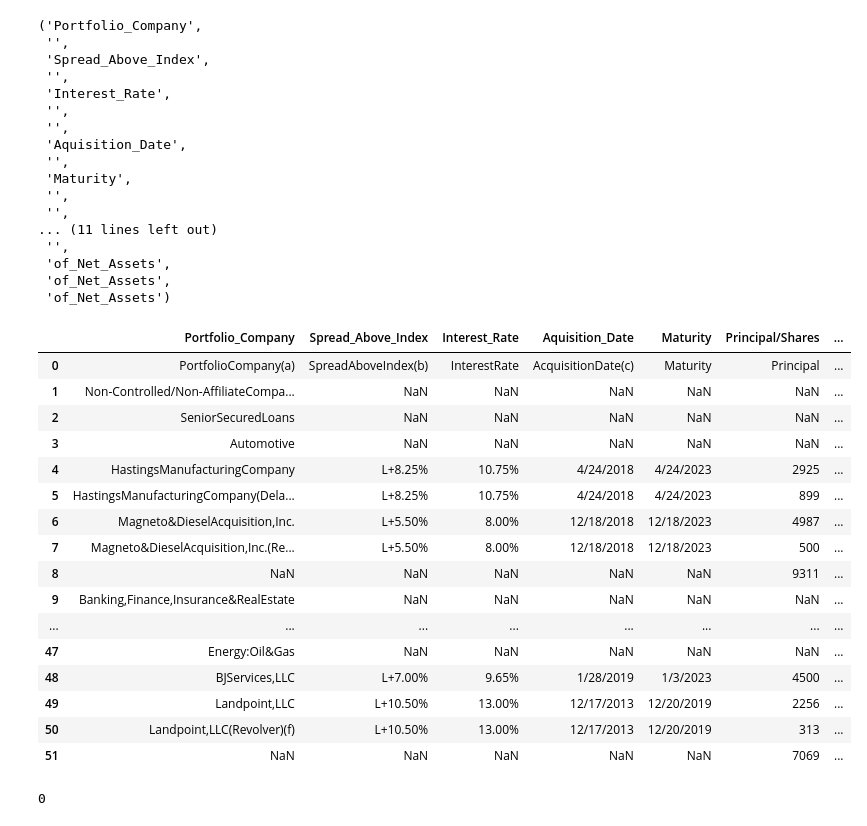
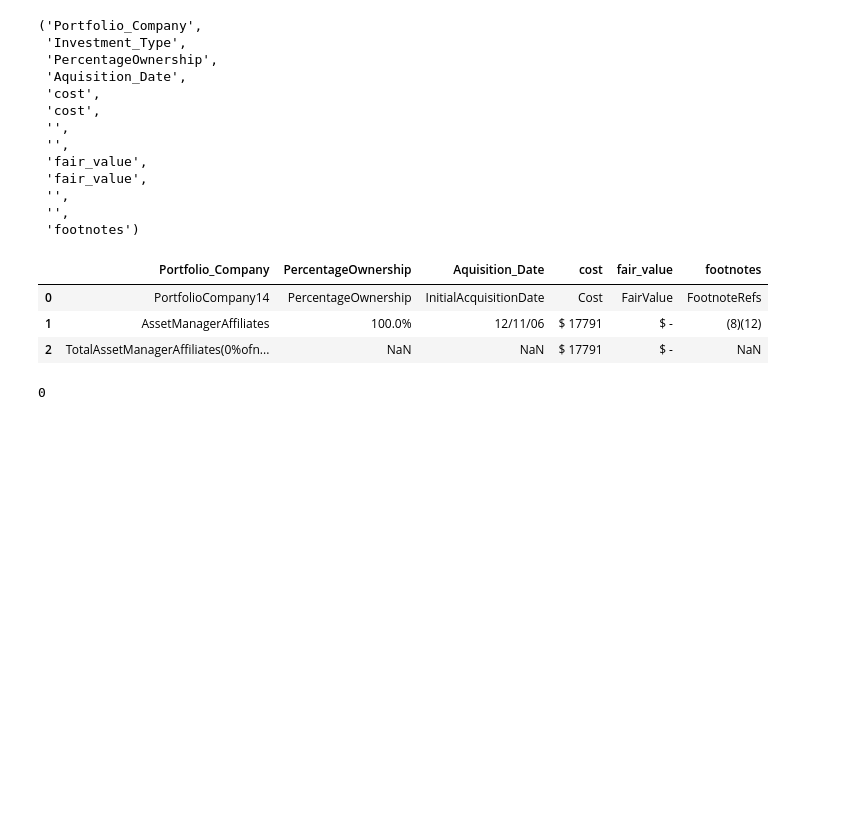
Before and after one commit to Coffee-Code-Philly-Accelerator/sec_filings, a Jupyter notebook: 1512931/debugging.ipynb, the cells around one changed output. Cells and saved outputs as stored; diff of their text form; code cells hidden in the pictures; blank space fills up the shorter version.

```diff
--- a/1512931/debugging.ipynb
+++ b/1512931/debugging.ipynb
@@ -107,7 +107,9 @@ def exceptions()->tuple:
        '2022-12-31\Schedule_of_Investments_1.csv',
        '2023-03-31\Schedule_of_Investments_1.csv',
        '2023-06-30\Schedule_of_Investments_1.csv',
-       '2023-09-30\Schedule_of_Investments_1.csv'
+       '2023-09-30\Schedule_of_Investments_1.csv',
+       '2021-12-31\\Schedule_of_Investments_5.csv',
+       '2021-12-31\\Schedule_of_Investments_6.csv'
     )
 
 def except_rows()->tuple:
@@ -125,7 +127,7 @@ def get_standard_name(col, choices, score_cutoff=60):
     return col
 
 def stopping_criterion(qtr:str)->str:
-    return '{}'.format(r'Total\s*Investments')
+    return '{}|{}'.format(r'Total\s*Investments',r'Total\s*Non-Controlled\s*Affiliate\s*Company\s*Investments')
 
 
 def concat(*dfs)->list:
@@ -244,7 +246,7 @@ def _clean(
     df = df[~df.apply(lambda row:row.astype(str).str.contains(except_rows,case=False, na=False).any(),axis=1)]
     if not merged_pair_idxs:
         important_fields = strip_string(get_header_rows(df),standardize=True)#get_key_fields(df)
-        display(important_fields)
+        # display(important_fields)
         df.columns = important_fields
 
     df,merge_pair_idxs = merge_duplicate_columns(df,merged_pair_idxs=merged_pair_idxs)
@@ -284,7 +286,7 @@ def main()->None:
     for qtr in qtrs:
         if '.csv' in qtr or not os.path.exists(os.path.join(qtr,f'Schedule_of_Investments_0.csv')):
             continue
-        # qtr = '2013-03-31'
+        # qtr = '2021-12-31'
         # logger.info(qtr)
         display(qtr)
         index_list_sum = i = 0
@@ -483,6 +443,7 @@ WARNING:root:Applied processor reduces input query to empty string, all comparis
 ... (188 outputs left out)
 # %%
-file_path = r'2019-03-31\Schedule_of_Investments_0.csv'
+file_path = r'2021-12-31\\Schedule_of_Investments_6.csv'
+
 
 
 def standard_field_names()->tuple:
@@ -579,35 +534,18 @@ WARNING:root:Applied processor reduces input query to empty string, all comparis
 ('Portfolio_Company',
- '',
- 'Spread_Above_Index',
- '',
- 'Interest_Rate',
+ 'Investment_Type',
+ 'PercentageOwnership',
+ 'Aquisition_Date',
+ 'cost',
+ 'cost',
  '',
  '',
- 'Aquisition_Date',
- '',
- 'Maturity',
+ 'fair_value',
+ 'fair_value',
  '',
  '',
-... (11 lines left out)
- '',
- 'of_Net_Assets',
- 'of_Net_Assets',
- 'of_Net_Assets')
+ 'footnotes')
-|  | Portfolio_Company | Spread_Above_Index | Interest_Rate | Aquisition_Date | Maturity | Principal/Shares | ... |
-| 0 | PortfolioCompany(a) | SpreadAboveIndex(b) | InterestRate | AcquisitionDate(c) | Maturity | Principal | ... |
-| 1 | Non-Controlled/Non-AffiliateCompa... | NaN | NaN | NaN | NaN | NaN | ... |
-| 2 | SeniorSecuredLoans | NaN | NaN | NaN | NaN | NaN | ... |
-| 3 | Automotive | NaN | NaN | NaN | NaN | NaN | ... |
-| 4 | HastingsManufacturingCompany | L+8.25% | 10.75% | 4/24/2018 | 4/24/2023 | 2925 | ... |
-| 5 | HastingsManufacturingCompany(Dela... | L+8.25% | 10.75% | 4/24/2018 | 4/24/2023 | 899 | ... |
-| 6 | Magneto&DieselAcquisition,Inc. | L+5.50% | 8.00% | 12/18/2018 | 12/18/2023 | 4987 | ... |
-| 7 | Magneto&DieselAcquisition,Inc.(Re... | L+5.50% | 8.00% | 12/18/2018 | 12/18/2023 | 500 | ... |
-| 8 | NaN | NaN | NaN | NaN | NaN | 9311 | ... |
-| 9 | Banking,Finance,Insurance&RealEstate | NaN | NaN | NaN | NaN | NaN | ... |
-| ... | ... | ... | ... | ... | ... | ... | ... |
-| 47 | Energy:Oil&Gas | NaN | NaN | NaN | NaN | NaN | ... |
-| 48 | BJServices,LLC | L+7.00% | 9.65% | 1/28/2019 | 1/3/2023 | 4500 | ... |
-| 49 | Landpoint,LLC | L+10.50% | 13.00% | 12/17/2013 | 12/20/2019 | 2256 | ... |
-| 50 | Landpoint,LLC(Revolver)(f) | L+10.50% | 13.00% | 12/17/2013 | 12/20/2019 | 313 | ... |
-| 51 | NaN | NaN | NaN | NaN | NaN | 7069 | ... |
+|  | Portfolio_Company | PercentageOwnership | Aquisition_Date | cost | fair_value | footnotes |
+| 0 | PortfolioCompany14 | PercentageOwnership | InitialAcquisitionDate | Cost | FairValue | FootnoteRefs |
+| 1 | AssetManagerAffiliates | 100.0% | 12/11/06 | $ 17791 | $ - | (8)(12) |
+| 2 | TotalAssetManagerAffiliates(0%ofn... | NaN | NaN | $ 17791 | $ - | NaN |
 0
```
Also changed, not shown: parts of 2 cells of this notebook, 6 other files.
